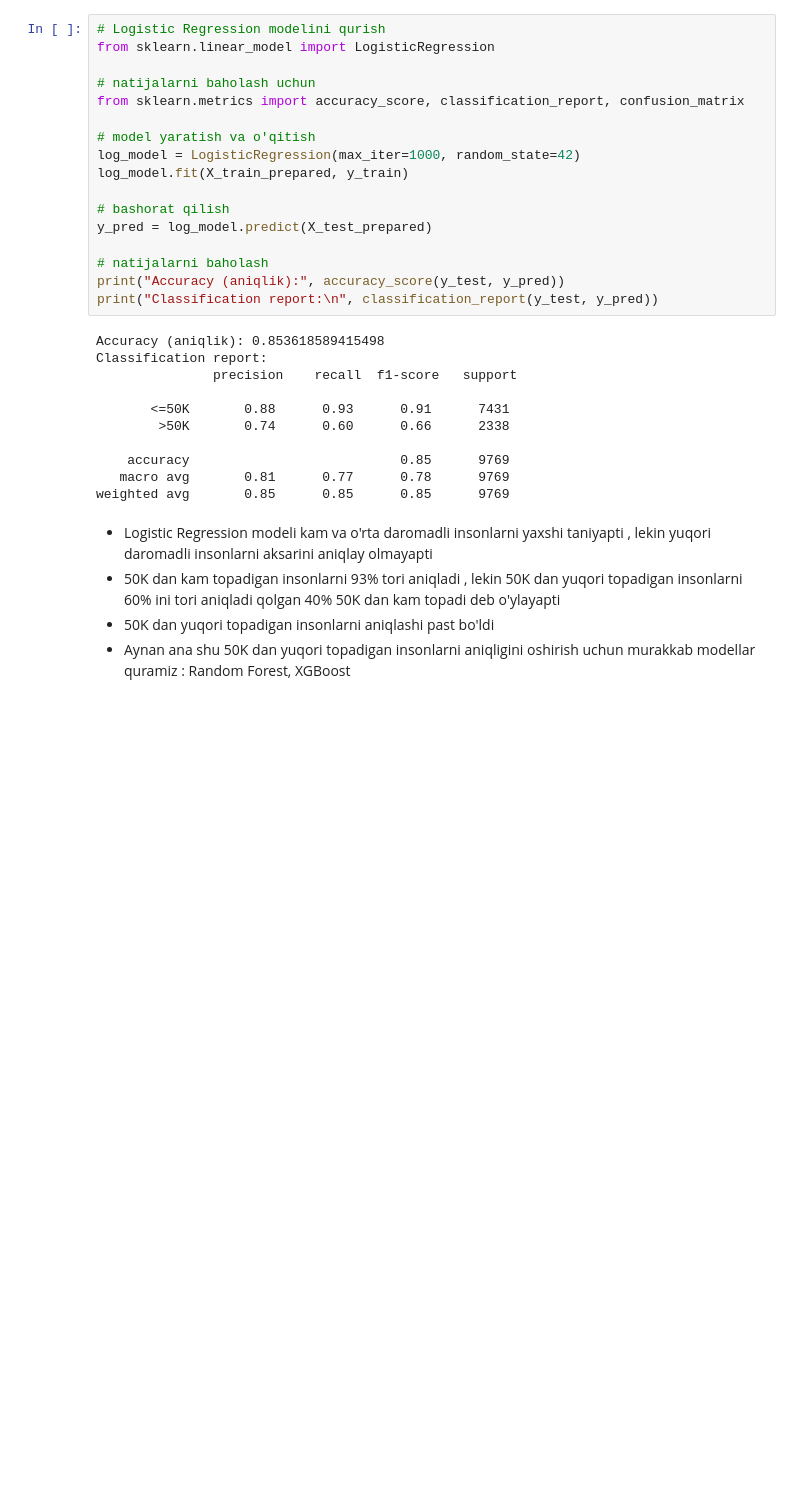
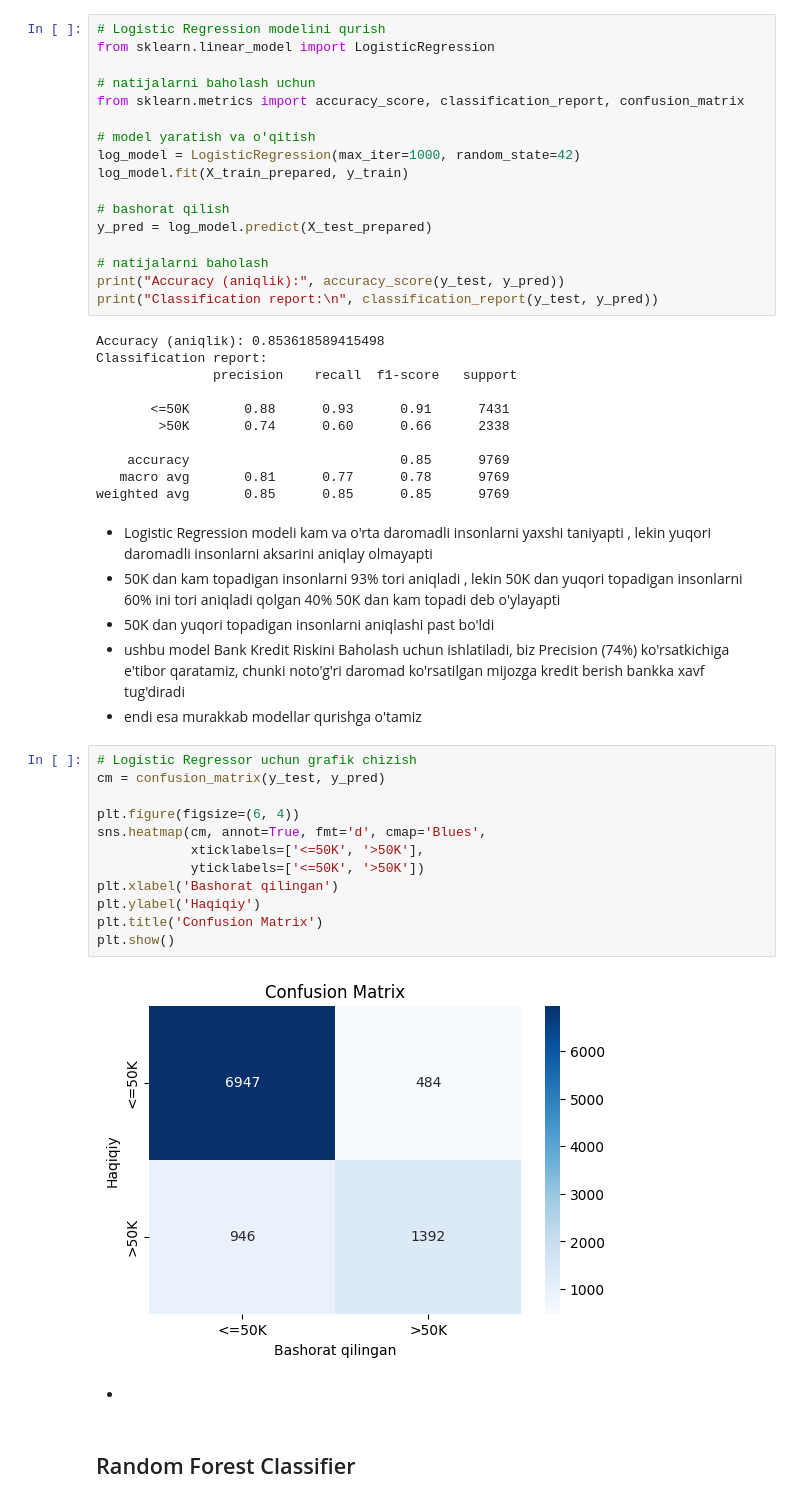
Before and after one commit to izzat-ai/learning-ai, a Jupyter notebook: projects/credit_scoring_project/credit_scoring.ipynb, the cells around one changed output. Cells and saved outputs as stored; diff of their text form; blank space fills up the shorter version.

```diff
--- a/projects/credit_scoring_project/credit_scoring.ipynb
+++ b/projects/credit_scoring_project/credit_scoring.ipynb
@@ -429,4 +429,23 @@ weighted avg       0.85      0.85      0.85      9769
 - Logistic Regression modeli kam va o'rta daromadli insonlarni yaxshi taniyapti , lekin yuqori daromadli insonlarni aksarini aniqlay olmayapti
 - 50K dan kam topadigan insonlarni 93% tori aniqladi , lekin 50K dan yuqori topadigan insonlarni 60% ini tori aniqladi qolgan 40% 50K dan kam topadi deb o'ylayapti
 - 50K dan yuqori topadigan insonlarni aniqlashi past bo'ldi
-- Aynan ana shu 50K dan yuqori topadigan insonlarni aniqligini oshirish uchun murakkab modellar quramiz : Random Forest, XGBoost
+- ushbu model Bank Kredit Riskini Baholash uchun ishlatiladi, biz Precision (74%) ko'rsatkichiga e'tibor qaratamiz, chunki noto'g'ri daromad ko'rsatilgan mijozga kredit berish bankka xavf tug'diradi
+- endi esa murakkab modellar qurishga o'tamiz
+# %%
+# Logistic Regressor uchun grafik chizish
+cm = confusion_matrix(y_test, y_pred)
+
+plt.figure(figsize=(6, 4))
+sns.heatmap(cm, annot=True, fmt='d', cmap='Blues',
+            xticklabels=['<=50K', '>50K'],
+            yticklabels=['<=50K', '>50K'])
+plt.xlabel('Bashorat qilingan')
+plt.ylabel('Haqiqiy')
+plt.title('Confusion Matrix')
+plt.show()
+# %% [output]
+[figure, added]
+# %% [markdown]
+-
+# %% [markdown]
+## Random Forest Classifier
```
Also changed, not shown: parts of 6 cells of this notebook.
